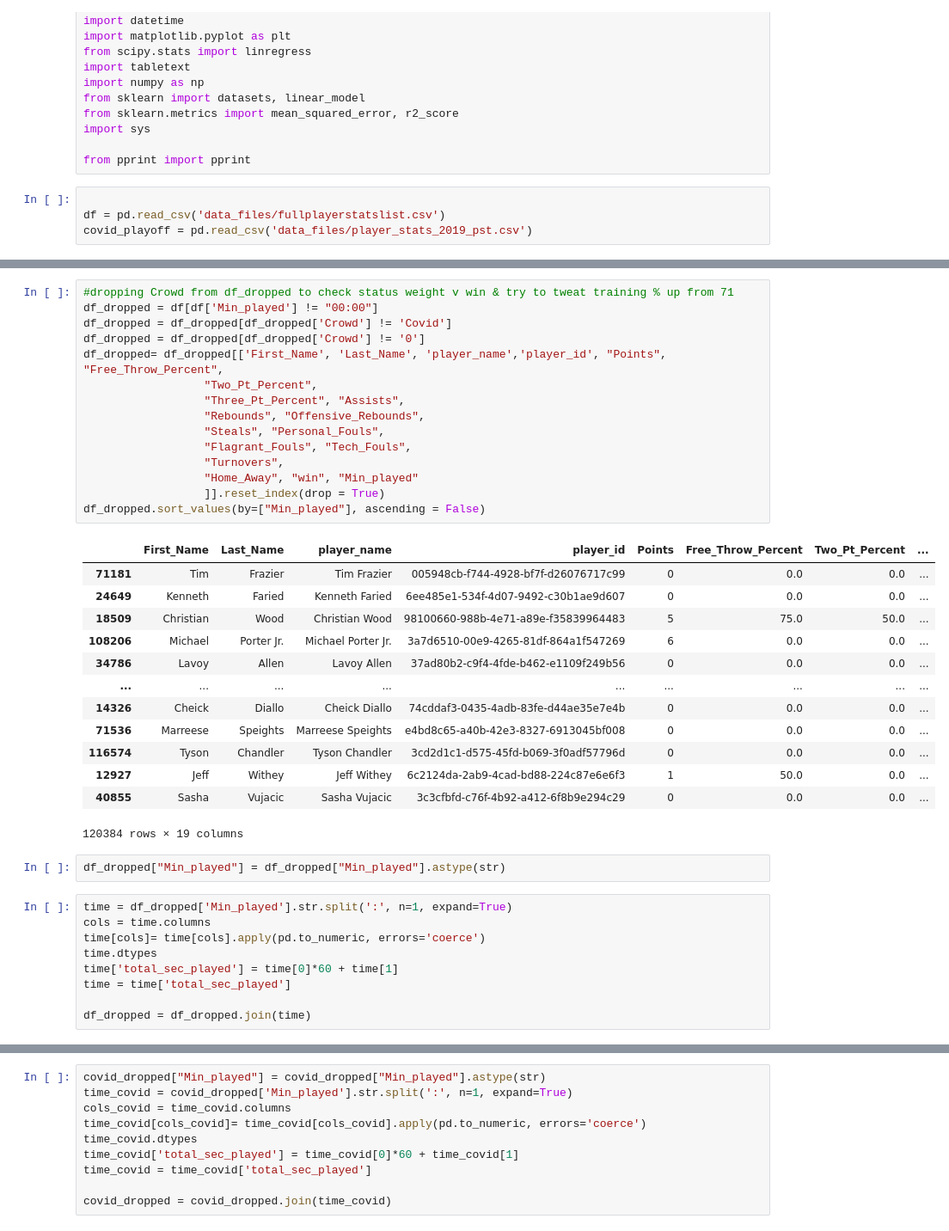
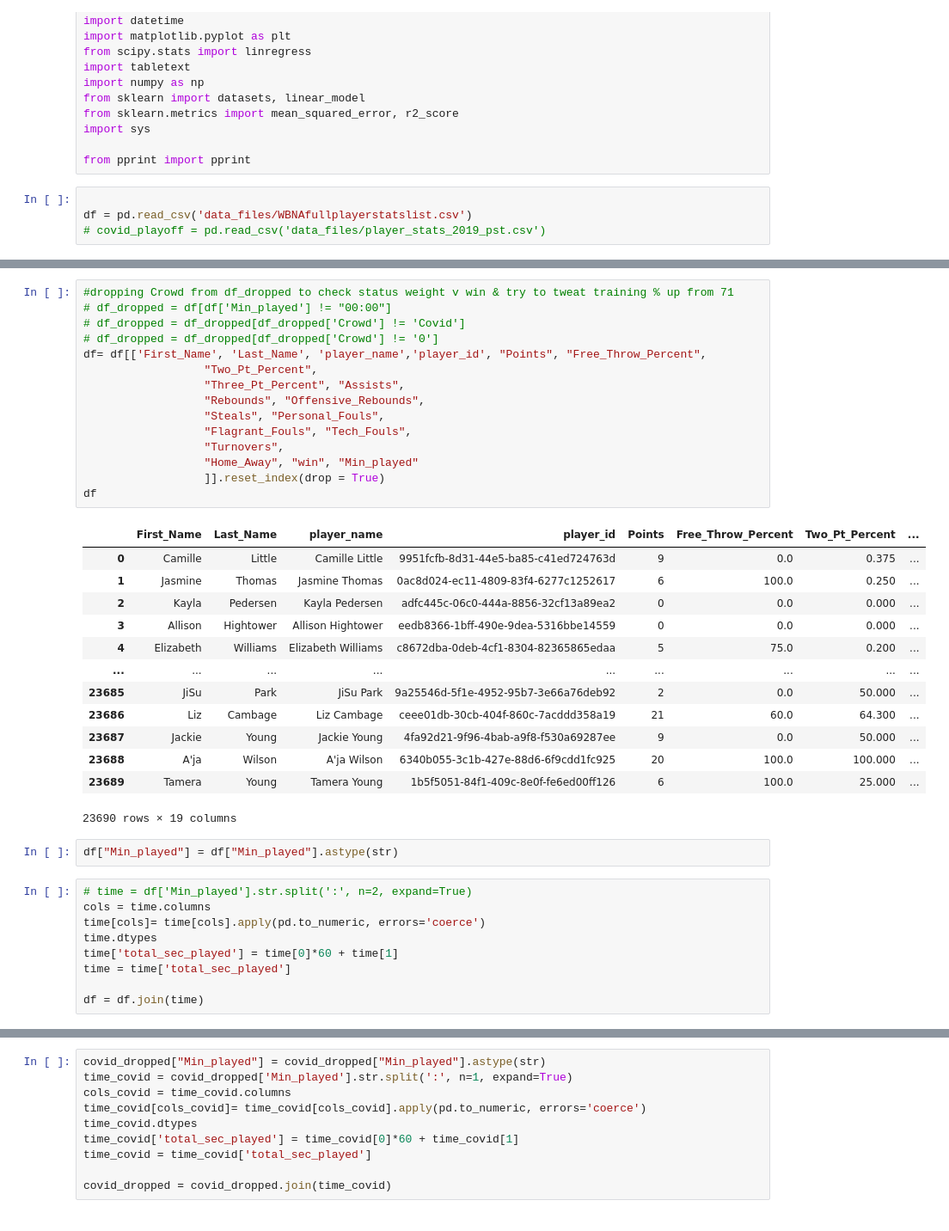
Before and after one commit to tylerspck/Bubble_ball, a Jupyter notebook: Linear_Regression.ipynb, the cells around one changed output, grey strips where cells are left out. Shown at 86% size. Saved outputs shown, nothing was run; the diff lists cells and outputs as text.

```diff
--- a/Linear_Regression.ipynb
+++ b/Linear_Regression.ipynb
@@ -20,8 +20,8 @@ import sys
 from pprint import pprint
 # %%
 
-df = pd.read_csv('data_files/fullplayerstatslist.csv')
-covid_playoff = pd.read_csv('data_files/player_stats_2019_pst.csv')
+df = pd.read_csv('data_files/WBNAfullplayerstatslist.csv')
+# covid_playoff = pd.read_csv('data_files/player_stats_2019_pst.csv')
 # %%
 covid_playoff['player_name'] = covid_playoff['First_Name'].str.cat(covid_playoff['Last_Name'], sep =" ")
 # covid_playoff = covid_playoff[['player_name', 'Points','Position','game_date']]
@@ -89,40 +61,40 @@ covid_dropped.sort_values(by=["Min_played"], ascending = False)
 # %%
 #dropping Crowd from df_dropped to check status weight v win & try to tweat training % up from 71
-df_dropped = df[df['Min_played'] != "00:00"]
-df_dropped = df_dropped[df_dropped['Crowd'] != 'Covid']
-df_dropped = df_dropped[df_dropped['Crowd'] != '0']
-df_dropped= df_dropped[['First_Name', 'Last_Name', 'player_name','player_id', "Points", "Free_Throw_Percent",
+# df_dropped = df[df['Min_played'] != "00:00"]
+# df_dropped = df_dropped[df_dropped['Crowd'] != 'Covid']
+# df_dropped = df_dropped[df_dropped['Crowd'] != '0']
+df= df[['First_Name', 'Last_Name', 'player_name','player_id', "Points", "Free_Throw_Percent",
                   "Two_Pt_Percent",
                   "Three_Pt_Percent", "Assists",
                   "Rebounds", "Offensive_Rebounds",
                   "Steals", "Personal_Fouls",
                   "Flagrant_Fouls", "Tech_Fouls",
                   "Turnovers",
                   "Home_Away", "win", "Min_played"
                   ]].reset_index(drop = True)
-df_dropped.sort_values(by=["Min_played"], ascending = False)
+df
 # %% [output]
 |  | First_Name | Last_Name | player_name | player_id | Points | Free_Throw_Percent | Two_Pt_Percent | ... |
-| 71181 | Tim | Frazier | Tim Frazier | 005948cb-f744-4928-bf7f-d26076717c99 | 0 | 0.0 | 0.0 | ... |
-| 24649 | Kenneth | Faried | Kenneth Faried | 6ee485e1-534f-4d07-9492-c30b1ae9d607 | 0 | 0.0 | 0.0 | ... |
-| 18509 | Christian | Wood | Christian Wood | 98100660-988b-4e71-a89e-f35839964483 | 5 | 75.0 | 50.0 | ... |
-| 108206 | Michael | Porter Jr. | Michael Porter Jr. | 3a7d6510-00e9-4265-81df-864a1f547269 | 6 | 0.0 | 0.0 | ... |
-| 34786 | Lavoy | Allen | Lavoy Allen | 37ad80b2-c9f4-4fde-b462-e1109f249b56 | 0 | 0.0 | 0.0 | ... |
+| 0 | Camille | Little | Camille Little | 9951fcfb-8d31-44e5-ba85-c41ed724763d | 9 | 0.0 | 0.375 | ... |
+| 1 | Jasmine | Thomas | Jasmine Thomas | 0ac8d024-ec11-4809-83f4-6277c1252617 | 6 | 100.0 | 0.250 | ... |
+| 2 | Kayla | Pedersen | Kayla Pedersen | adfc445c-06c0-444a-8856-32cf13a89ea2 | 0 | 0.0 | 0.000 | ... |
+| 3 | Allison | Hightower | Allison Hightower | eedb8366-1bff-490e-9dea-5316bbe14559 | 0 | 0.0 | 0.000 | ... |
+| 4 | Elizabeth | Williams | Elizabeth Williams | c8672dba-0deb-4cf1-8304-82365865edaa | 5 | 75.0 | 0.200 | ... |
 | ... | ... | ... | ... | ... | ... | ... | ... | ... |
-| 14326 | Cheick | Diallo | Cheick Diallo | 74cddaf3-0435-4adb-83fe-d44ae35e7e4b | 0 | 0.0 | 0.0 | ... |
-| 71536 | Marreese | Speights | Marreese Speights | e4bd8c65-a40b-42e3-8327-6913045bf008 | 0 | 0.0 | 0.0 | ... |
-| 116574 | Tyson | Chandler | Tyson Chandler | 3cd2d1c1-d575-45fd-b069-3f0adf57796d | 0 | 0.0 | 0.0 | ... |
-| 12927 | Jeff | Withey | Jeff Withey | 6c2124da-2ab9-4cad-bd88-224c87e6e6f3 | 1 | 50.0 | 0.0 | ... |
-| 40855 | Sasha | Vujacic | Sasha Vujacic | 3c3cfbfd-c76f-4b92-a412-6f8b9e294c29 | 0 | 0.0 | 0.0 | ... |
+| 23685 | JiSu | Park | JiSu Park | 9a25546d-5f1e-4952-95b7-3e66a76deb92 | 2 | 0.0 | 50.000 | ... |
+| 23686 | Liz | Cambage | Liz Cambage | ceee01db-30cb-404f-860c-7acddd358a19 | 21 | 60.0 | 64.300 | ... |
+| 23687 | Jackie | Young | Jackie Young | 4fa92d21-9f96-4bab-a9f8-f530a69287ee | 9 | 0.0 | 50.000 | ... |
+| 23688 | A'ja | Wilson | A'ja Wilson | 6340b055-3c1b-427e-88d6-6f9cdd1fc925 | 20 | 100.0 | 100.000 | ... |
+| 23689 | Tamera | Young | Tamera Young | 1b5f5051-84f1-409c-8e0f-fe6ed00ff126 | 6 | 100.0 | 25.000 | ... |
-120384 rows × 19 columns
+23690 rows × 19 columns
 # %%
-df_dropped["Min_played"] = df_dropped["Min_played"].astype(str)
+df["Min_played"] = df["Min_played"].astype(str)
 # %%
-time = df_dropped['Min_played'].str.split(':', n=1, expand=True)
+# time = df['Min_played'].str.split(':', n=2, expand=True)
 cols = time.columns
 time[cols]= time[cols].apply(pd.to_numeric, errors='coerce')
 time.dtypes
 time['total_sec_played'] = time[0]*60 + time[1]
 time = time['total_sec_played']
 
-df_dropped = df_dropped.join(time)
+df = df.join(time)
```
Also changed, not shown: parts of 11 cells of this notebook, 4 other files.
